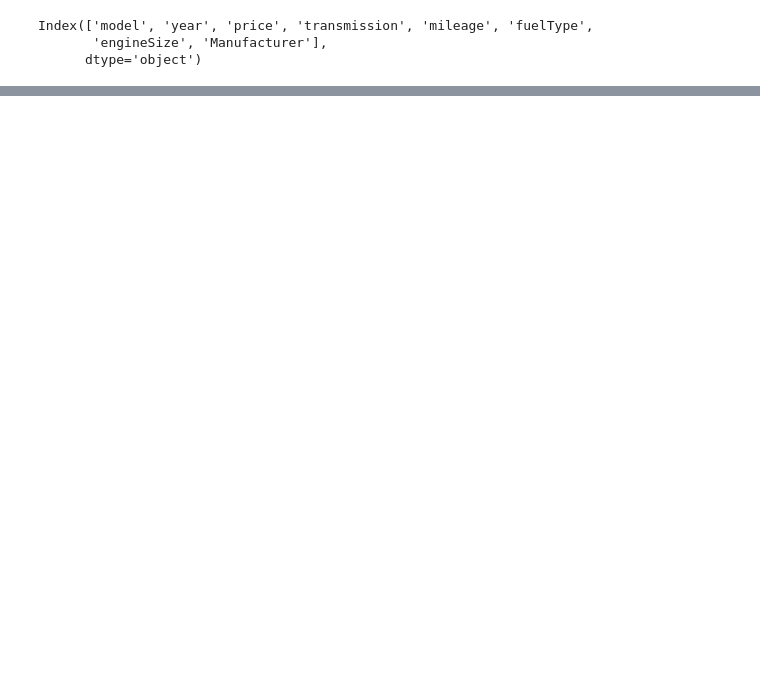
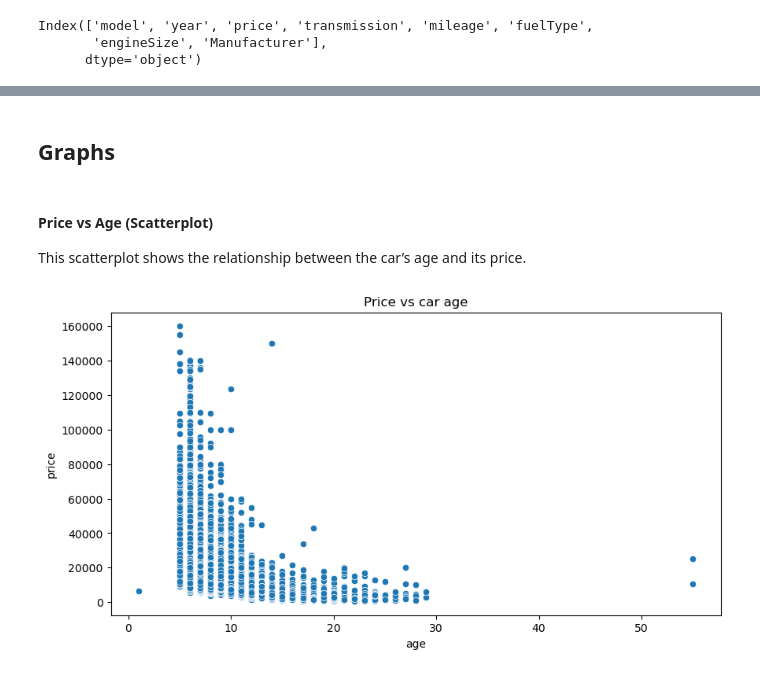
Before and after one commit to kristokontse/Car-Prediction, a Jupyter notebook: data_analyze.ipynb, the cells around one changed output, grey strips where cells are left out. Saved outputs shown, nothing was run; the diff lists cells and outputs as text; code cells hidden in the pictures; blank space fills up the shorter version.

Commit message:
Adding model description and graphs

```diff
--- a/data_analyze.ipynb
+++ b/data_analyze.ipynb
@@ -64,0 +89,12 @@ mileage -0.417996  0.739664  1.000000
+# %% [markdown]
+## Graphs
+# %% [markdown]
+#### Price vs Age (Scatterplot)
+This scatterplot shows the relationship between the car’s age and its price.
+# %%
+plt.figure(figsize=(10,5))
+sns.scatterplot(x='age', y='price', data=df)
+plt.title("Price vs car age")
+plt.show()
+# %% [output]
+[figure, added]
```
Also changed, not shown: parts of 18 cells of this notebook, 3 other files.
